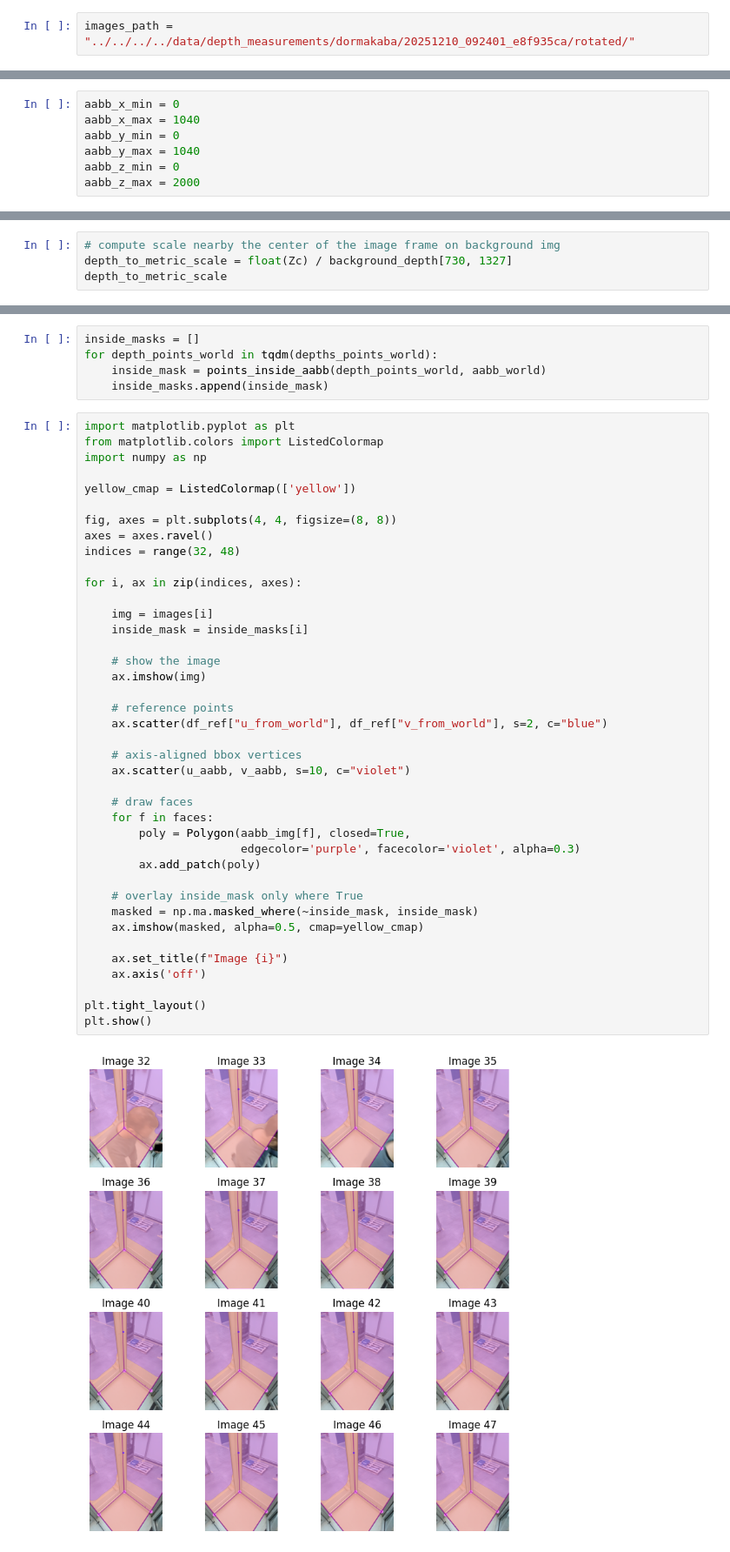
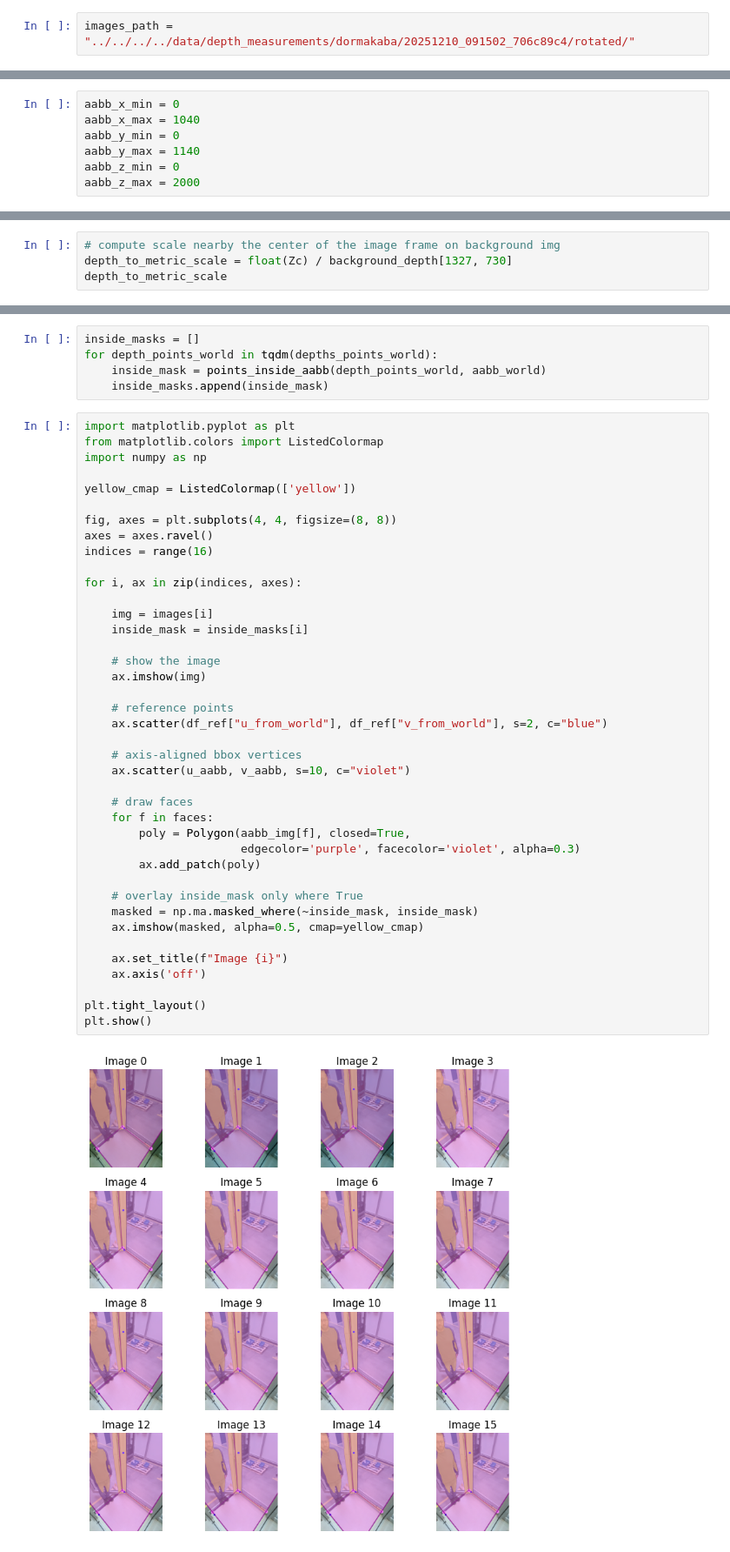
Before and after one commit to frittatelle/Depth-Anything-3, a Jupyter notebook: notebooks/da3_camera_aware_depth_measurements_dormakaba_vertical.ipynb, the cells around one changed output, grey strips where cells are left out. Shown at 87% size. Drawn from its saved outputs; the diff is of its cells as text.

Commit message:
fix: set correct distance/depth reference point

```diff
--- a/notebooks/da3_camera_aware_depth_measurements_dormakaba_vertical.ipynb
+++ b/notebooks/da3_camera_aware_depth_measurements_dormakaba_vertical.ipynb
@@ -51,7 +51,7 @@ plt.imshow(background_img)
 <matplotlib.image.AxesImage at 0x...>
 [figure]
 # %%
-images_path = "../../../../data/depth_measurements/dormakaba/20251210_092401_e8f935ca/rotated/"
+images_path = "../../../../data/depth_measurements/dormakaba/20251210_091502_706c89c4/rotated/"
 # %%
 images = []
 for img_path in natsorted(os.listdir(images_path)):
@@ -474,7 +464,7 @@ Name: v_error_mm, dtype: float64
 aabb_x_min = 0
 aabb_x_max = 1040
 aabb_y_min = 0
-aabb_y_max = 1040
+aabb_y_max = 1140
 aabb_z_min = 0
 aabb_z_max = 2000
 # %%
@@ -592,5 +582,5 @@ Xc, Yc, Zc = project_points_world_to_camera(np.array([1040,	1040,	0]).reshape(1,
 # %%
 # compute scale nearby the center of the image frame on background img
-depth_to_metric_scale = float(Zc) / background_depth[730, 1327]
+depth_to_metric_scale = float(Zc) / background_depth[1327, 730]
 depth_to_metric_scale
 # %% [output]
@@ -694,39 +688,39 @@ yellow_cmap = ListedColormap(['yellow'])
 
 fig, axes = plt.subplots(4, 4, figsize=(8, 8))
 axes = axes.ravel()
-indices = range(32, 48)
+indices = range(16)
 
 for i, ax in zip(indices, axes):
 
     img = images[i]
     inside_mask = inside_masks[i]
 
     # show the image
     ax.imshow(img)
 
     # reference points
     ax.scatter(df_ref["u_from_world"], df_ref["v_from_world"], s=2, c="blue")
 
     # axis-aligned bbox vertices
     ax.scatter(u_aabb, v_aabb, s=10, c="violet")
 
     # draw faces
     for f in faces:
         poly = Polygon(aabb_img[f], closed=True,
                        edgecolor='purple', facecolor='violet', alpha=0.3)
         ax.add_patch(poly)
 
     # overlay inside_mask only where True
     masked = np.ma.masked_where(~inside_mask, inside_mask)
     ax.imshow(masked, alpha=0.5, cmap=yellow_cmap)
 
     ax.set_title(f"Image {i}")
     ax.axis('off')
 
 plt.tight_layout()
 plt.show()
 # %% [output]
-[figure, old version]
+[figure, new version]
 # %%
 plt.imshow(resized_depth[23])
 # %% [output]
```
Also changed, not shown: parts of 26 cells of this notebook, 1 other file.
